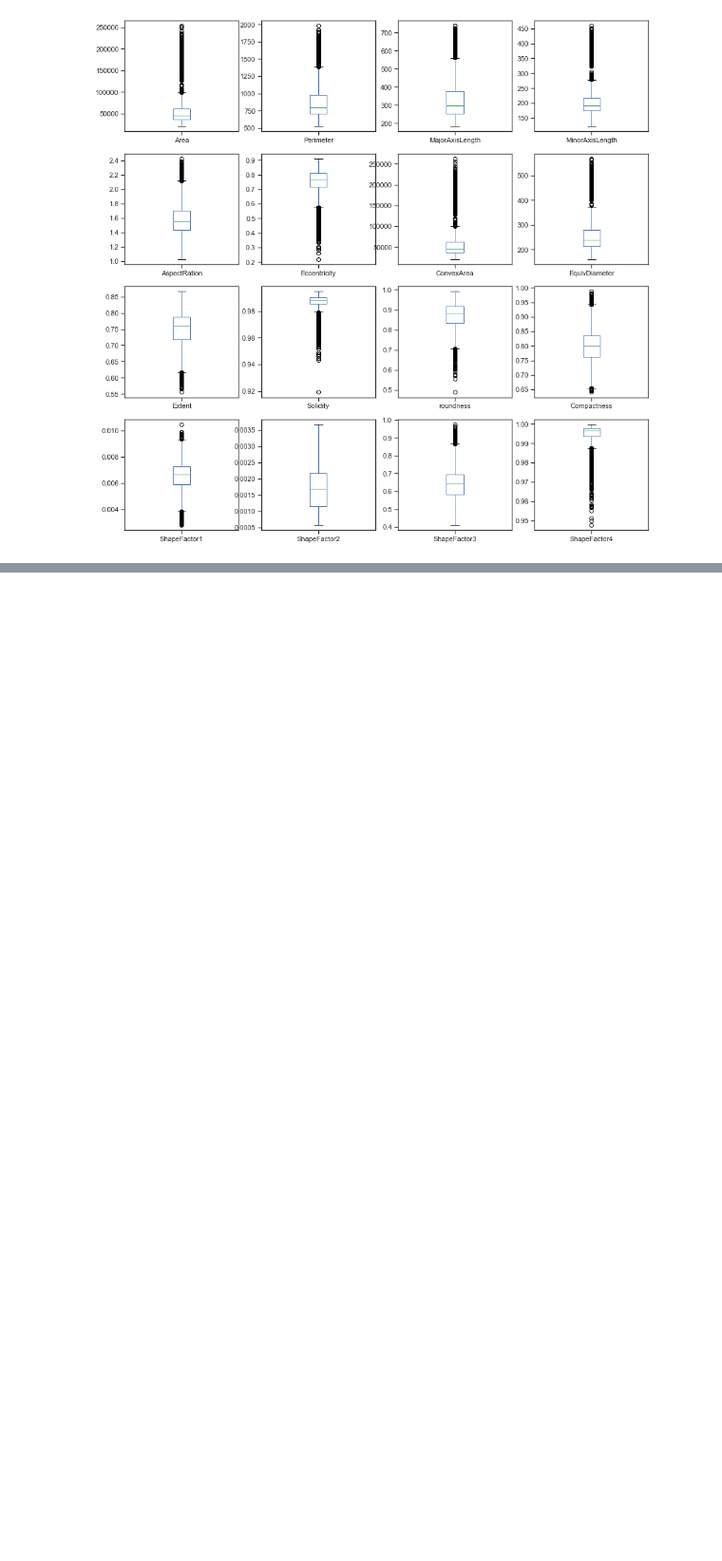
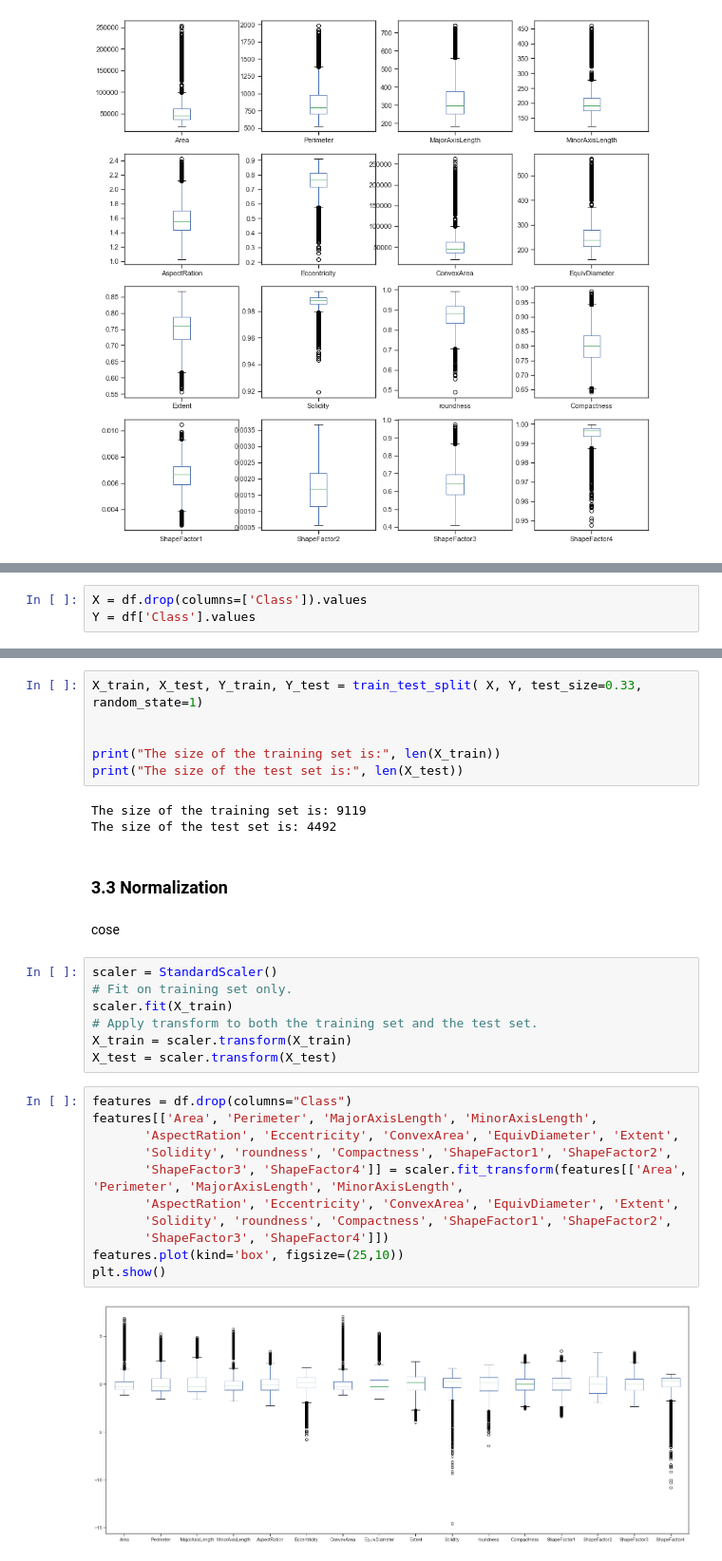
Before and after one commit to taba95/DataSpaces, a Jupyter notebook: Tesina.ipynb, the cells around one changed output, grey strips where cells are left out. Shown: that part at 95% size. Cells and saved outputs as stored; diff of their text form; blank space fills up the shorter version.

```diff
--- a/Tesina.ipynb
+++ b/Tesina.ipynb
@@ -161,0 +200,3 @@ plt.show()
+# %%
+X = df.drop(columns=['Class']).values
+Y = df['Class'].values
@@ -161,0 +210,33 @@ plt.show()
+# %%
+X_train, X_test, Y_train, Y_test = train_test_split( X, Y, test_size=0.33, random_state=1)
+
+
+print("The size of the training set is:", len(X_train))
+print("The size of the test set is:", len(X_test))
+# %% [output]
+The size of the training set is: 9119
+The size of the test set is: 4492
+# %% [markdown]
+### 3.3 Normalization <a name="normalization">
+# %% [markdown]
+cose
+# %%
+scaler = StandardScaler()
+# Fit on training set only.
+scaler.fit(X_train)
+# Apply transform to both the training set and the test set.
+X_train = scaler.transform(X_train)
+X_test = scaler.transform(X_test)
+# %%
+features = df.drop(columns="Class")
+features[['Area', 'Perimeter', 'MajorAxisLength', 'MinorAxisLength',
+       'AspectRation', 'Eccentricity', 'ConvexArea', 'EquivDiameter', 'Extent',
+       'Solidity', 'roundness', 'Compactness', 'ShapeFactor1', 'ShapeFactor2',
+       'ShapeFactor3', 'ShapeFactor4']] = scaler.fit_transform(features[['Area', 'Perimeter', 'MajorAxisLength', 'MinorAxisLength',
+       'AspectRation', 'Eccentricity', 'ConvexArea', 'EquivDiameter', 'Extent',
+       'Solidity', 'roundness', 'Compactness', 'ShapeFactor1', 'ShapeFactor2',
+       'ShapeFactor3', 'ShapeFactor4']])
+features.plot(kind='box', figsize=(25,10))
+plt.show()
+# %% [output]
+[figure, added]
```
Also changed, not shown: parts of 51 cells of this notebook.
